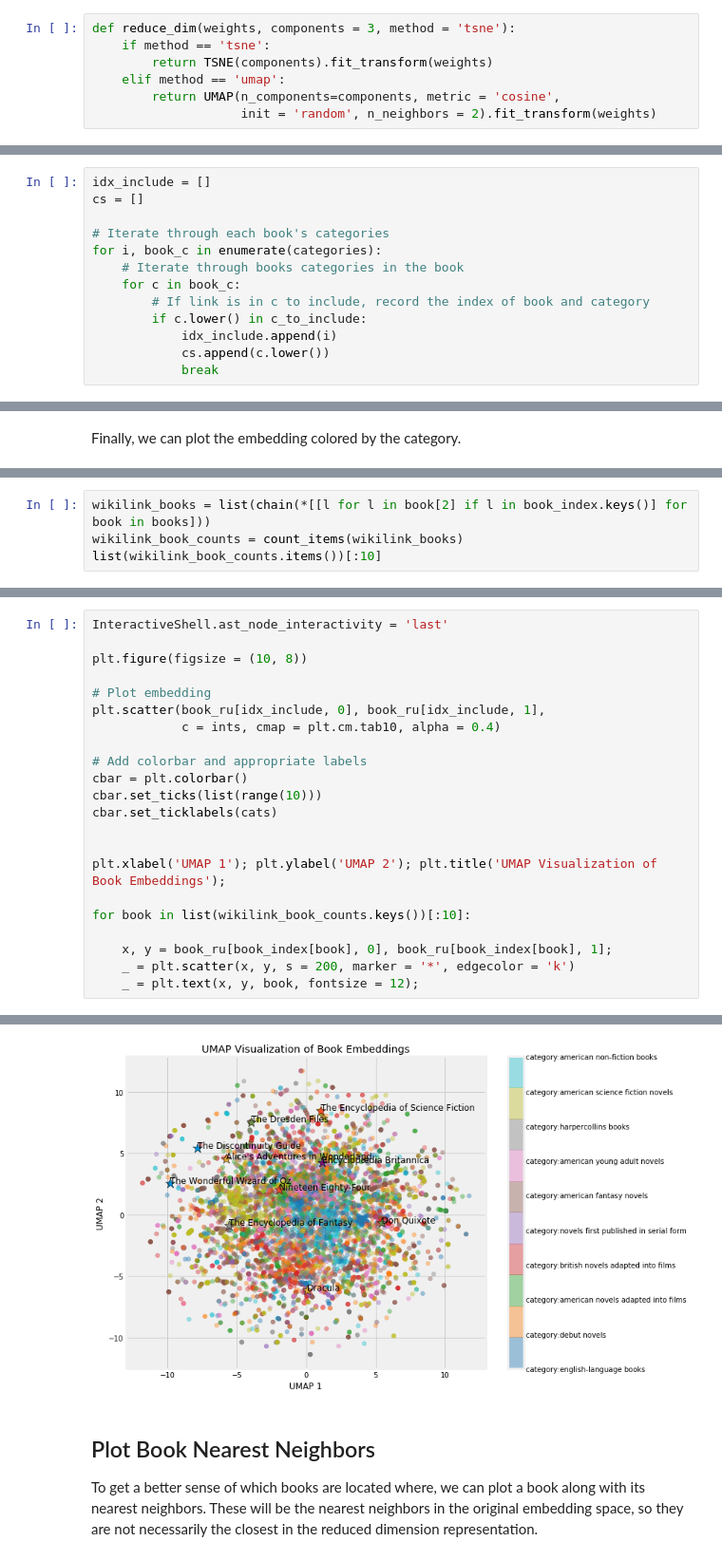
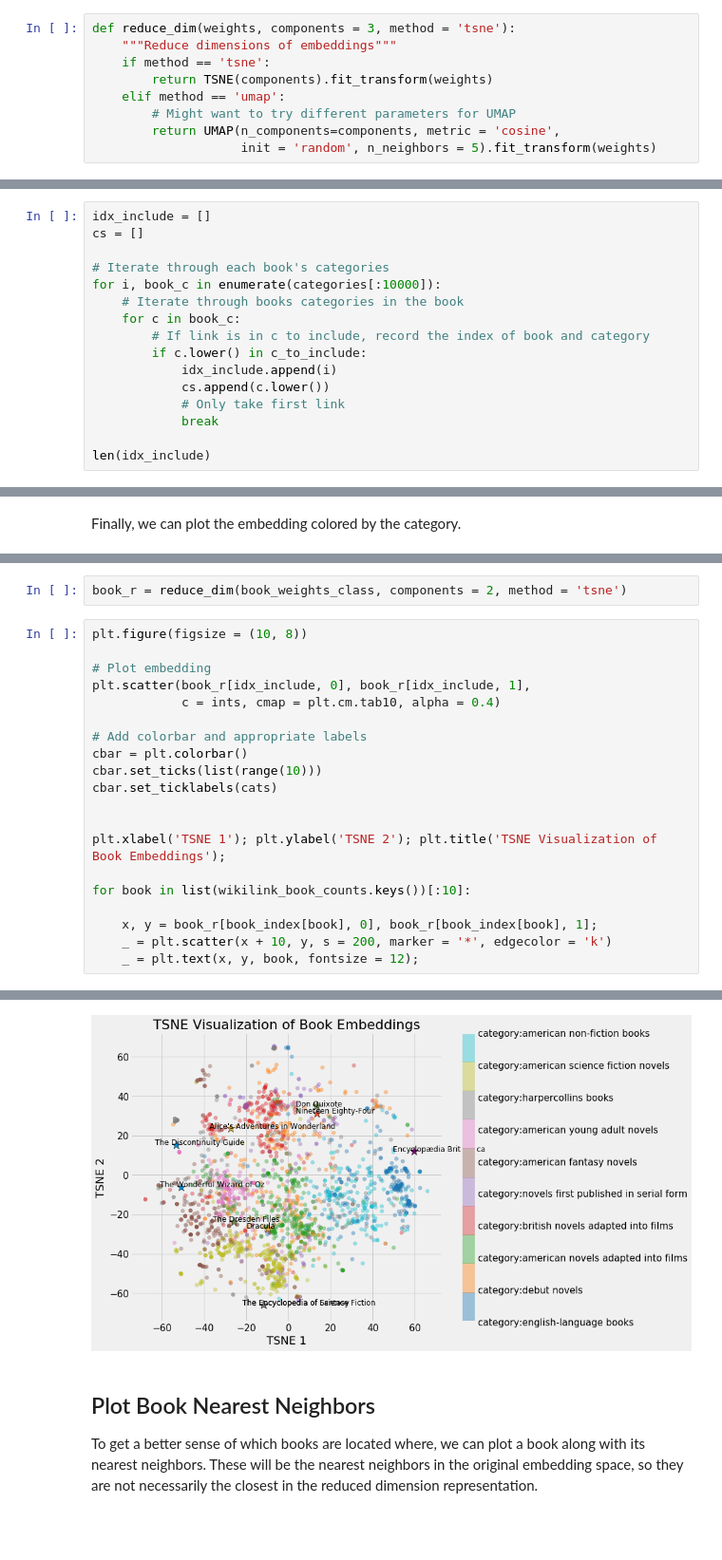
Before and after one commit to WillKoehrsen/wikipedia-data-science, a Jupyter notebook: notebooks/Book Recommendation System.ipynb, the cells around one changed output, grey strips where cells are left out. Shown at 95% size. Saved outputs shown, nothing was run; the diff lists cells and outputs as text; blank space fills up the shorter version.

```diff
--- a/notebooks/Book Recommendation System.ipynb
+++ b/notebooks/Book Recommendation System.ipynb
@@ -745,8 +875,10 @@ from sklearn.manifold import TSNE
 from umap import UMAP
 # %%
 def reduce_dim(weights, components = 3, method = 'tsne'):
+    """Reduce dimensions of embeddings"""
     if method == 'tsne':
         return TSNE(components).fit_transform(weights)
     elif method == 'umap':
+        # Might want to try different parameters for UMAP
         return UMAP(n_components=components, metric = 'cosine',
-                    init = 'random', n_neighbors = 2).fit_transform(weights)
+                    init = 'random', n_neighbors = 5).fit_transform(weights)
@@ -803,11 +932,14 @@ idx_include = []
 cs = []
 
 # Iterate through each book's categories
-for i, book_c in enumerate(categories):
+for i, book_c in enumerate(categories[:10000]):
     # Iterate through books categories in the book
     for c in book_c:
         # If link is in c to include, record the index of book and category
         if c.lower() in c_to_include:
             idx_include.append(i)
             cs.append(c.lower())
+            # Only take first link
             break
+
+len(idx_include)
@@ -851,4 +1002,0 @@ As a last step, let's see the embedding labeled with the 10 books most often men
-# %%
-wikilink_books = list(chain(*[[l for l in book[2] if l in book_index.keys()] for book in books]))
-wikilink_book_counts = count_items(wikilink_books)
-list(wikilink_book_counts.items())[:10]
@@ -866,10 +1003,10 @@ list(wikilink_book_counts.items())[:10]
+# %%
+book_r = reduce_dim(book_weights_class, components = 2, method = 'tsne')
 # %%
-InteractiveShell.ast_node_interactivity = 'last'
-
 plt.figure(figsize = (10, 8))
 
 # Plot embedding
-plt.scatter(book_ru[idx_include, 0], book_ru[idx_include, 1],
+plt.scatter(book_r[idx_include, 0], book_r[idx_include, 1],
             c = ints, cmap = plt.cm.tab10, alpha = 0.4)
 
 # Add colorbar and appropriate labels
@@ -878,11 +1015,11 @@ cbar.set_ticks(list(range(10)))
 cbar.set_ticklabels(cats)
 
 
-plt.xlabel('UMAP 1'); plt.ylabel('UMAP 2'); plt.title('UMAP Visualization of Book Embeddings');
+plt.xlabel('TSNE 1'); plt.ylabel('TSNE 2'); plt.title('TSNE Visualization of Book Embeddings');
 
 for book in list(wikilink_book_counts.keys())[:10]:
 
-    x, y = book_ru[book_index[book], 0], book_ru[book_index[book], 1];
-    _ = plt.scatter(x, y, s = 200, marker = '*', edgecolor = 'k')
+    x, y = book_r[book_index[book], 0], book_r[book_index[book], 1];
+    _ = plt.scatter(x + 10, y, s = 200, marker = '*', edgecolor = 'k')
     _ = plt.text(x, y, book, fontsize = 12);
 # %% [output]
@@ -894,4 +1026,4 @@ Text(0.5,1,'UMAP Visualization of Book Embeddings')
-[figure, old version]
+[figure, new version]
 # %% [markdown]
 ## Plot Book Nearest Neighbors
 
```
Also changed, not shown: parts of 95 cells of this notebook.
